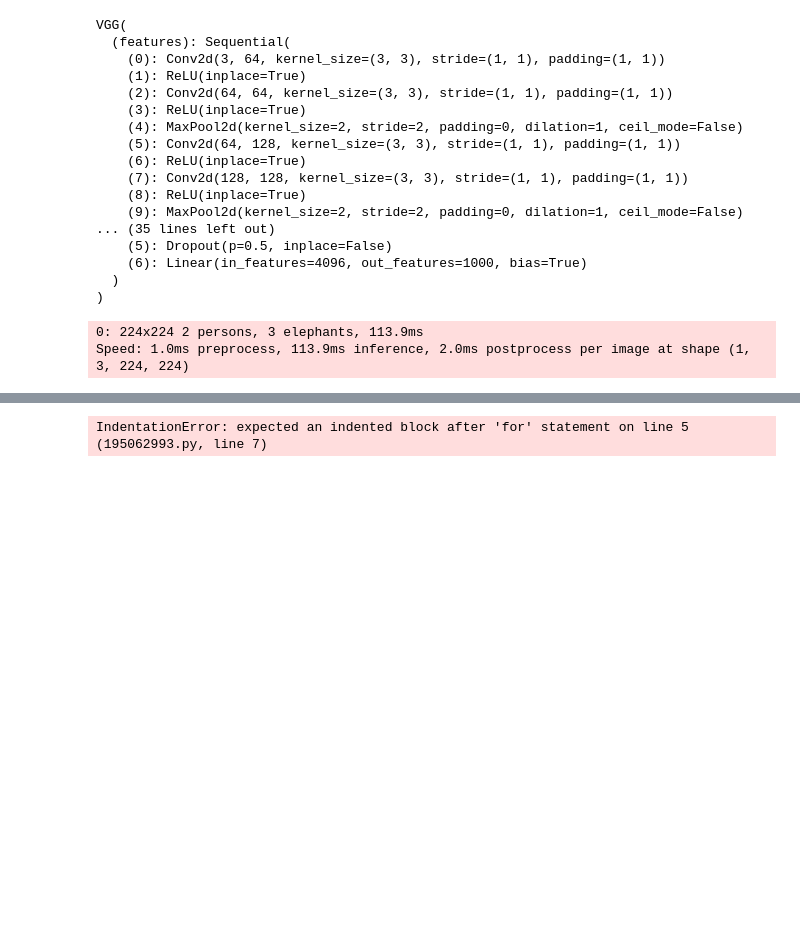
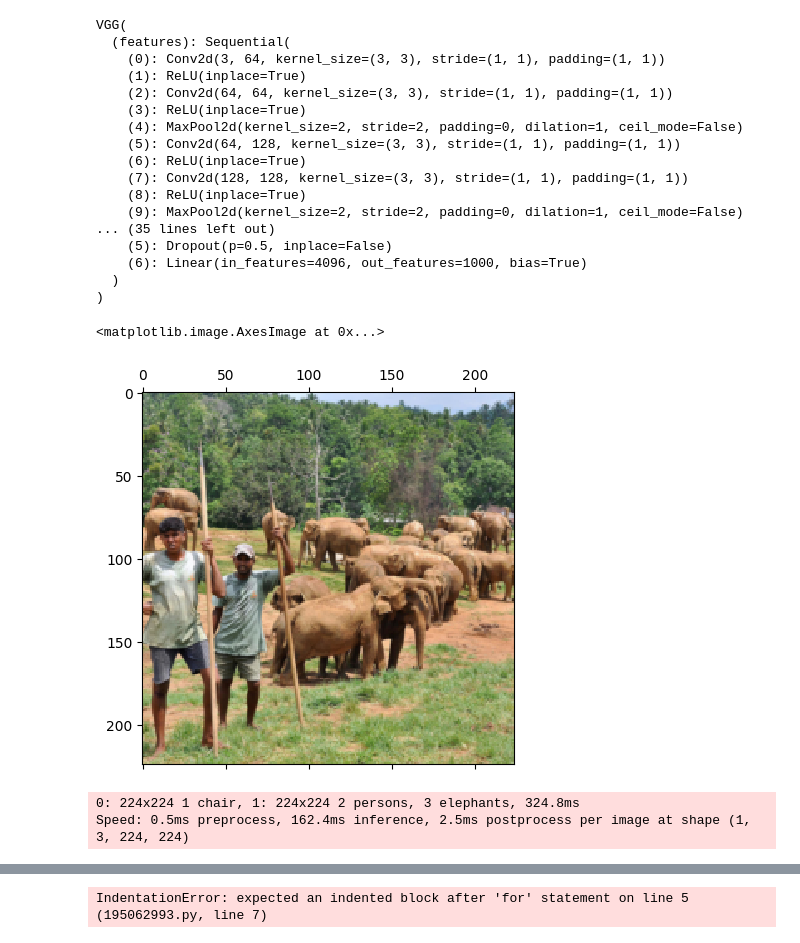
Before and after one commit to physicalfrog4/Brain-Scans-MPQ, a Jupyter notebook: gradCam/yoloTest.ipynb, the cells around one changed output, grey strips where cells are left out. Cells and saved outputs as stored; diff of their text form; code cells hidden in the pictures; blank space fills up the shorter version.

```diff
--- a/gradCam/yoloTest.ipynb
+++ b/gradCam/yoloTest.ipynb
@@ -39,0 +43,5 @@ tsfms = transforms.Compose([
+# %%
+plt.matshow(tsfms(testImage2).permute(1,2,0))
+# %% [output]
+<matplotlib.image.AxesImage at 0x...>
+[figure, added]
@@ -40,8 +50,8 @@ tsfms = transforms.Compose([
 # %%
-results = yoloModel.predict(tsfms(testImage2)[None, :, :, :])
+results = yoloModel.predict(dummyData)
 # %% [output]
-0: 224x224 2 persons, 3 elephants, 113.9ms
-Speed: 1.0ms preprocess, 113.9ms inference, 2.0ms postprocess per image at shape (1, 3, 224, 224)
+0: 224x224 1 chair, 1: 224x224 2 persons, 3 elephants, 324.8ms
+Speed: 0.5ms preprocess, 162.4ms inference, 2.5ms postprocess per image at shape (1, 3, 224, 224)
 # %%
 results
 # %% [output]
```
Also changed, not shown: parts of 22 cells of this notebook.
